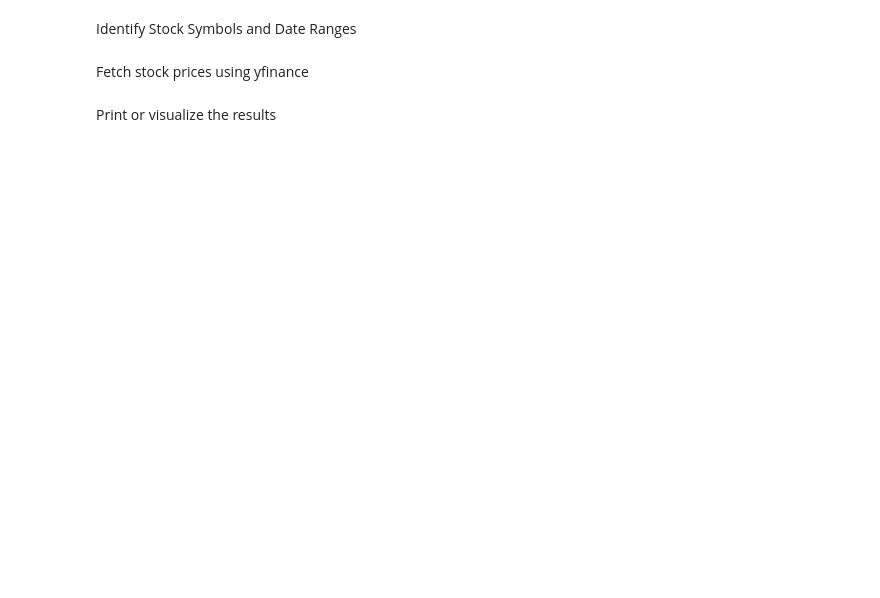
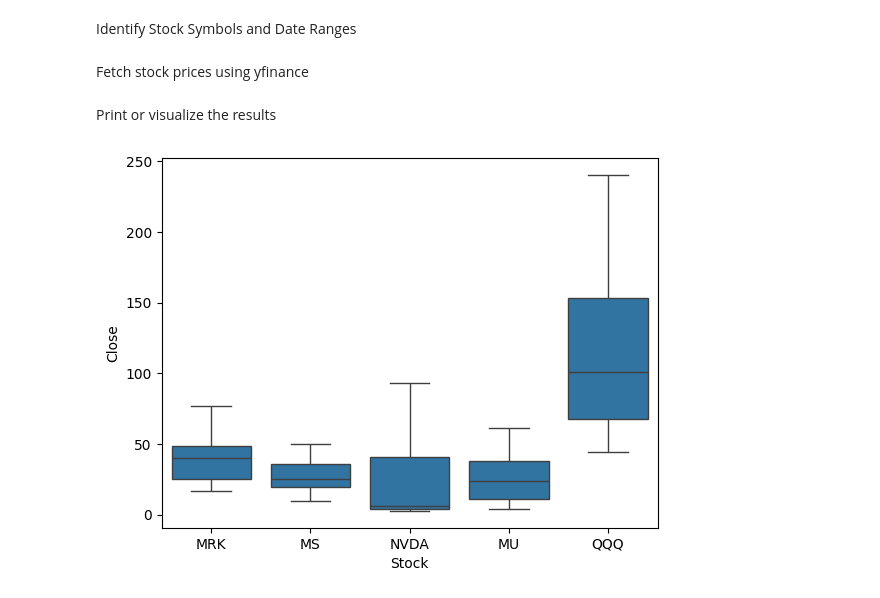
Before and after one commit to abrahamshimelis/Nova-Financial-Solutions, a Jupyter notebook: notebooks/stock-price-analysis.ipynb, the cells around one changed output. Cells and saved outputs as stored; diff of their text form; code cells hidden in the pictures; blank space fills up the shorter version.

```diff
--- a/notebooks/stock-price-analysis.ipynb
+++ b/notebooks/stock-price-analysis.ipynb
@@ -18,14 +21,18 @@ df['date'] = pd.to_datetime(df['date'], format='ISO8601')
+# %%
+# Identify unique stock symbols and their frequencies
+symbol_freq = df['stock'].value_counts()
+
+# Get the top 5 symbols with the highest frequency
+top_5_symbols = symbol_freq.index[:5]
 # %% [markdown]
 Identify Stock Symbols and Date Ranges
 # %%
-# Identify unique stock symbols
-unique_symbols = df['stock'].unique()
-
-# Calculate date ranges for each stock
+# Calculate date ranges for each of the top 5 stocks
 date_ranges = {}
-for symbol in unique_symbols:
+for symbol in top_5_symbols:
     symbol_data = df[df['stock'] == symbol]
     symbol_data.loc[:, 'date'] = pd.to_datetime(symbol_data['date'], format='ISO8601', utc=True)
+
     start_date = symbol_data['date'].min()
     end_date = symbol_data['date'].max()
     date_ranges[symbol] = (start_date, end_date)
@@ -70,0 +50,18 @@ plt.show()
+# %%
+# Create a new DataFrame for seaborn plotting
+plot_data = pd.DataFrame()
+
+# Loop over each of the top 5 stocks
+for symbol, data in stock_data.items():
+    # Add the 'Close' prices to the plot data
+    temp_df = data[['Close']].copy()
+    temp_df['Stock'] = symbol
+    plot_data = pd.concat([plot_data, temp_df])
+
+# Create a box plot
+sns.boxplot(x='Stock', y='Close', data=plot_data)
+
+# Show the plot
+plt.show()
+# %% [output]
+[figure, added]
```
Also changed, not shown: parts of 4 cells of this notebook, 3 other files.
